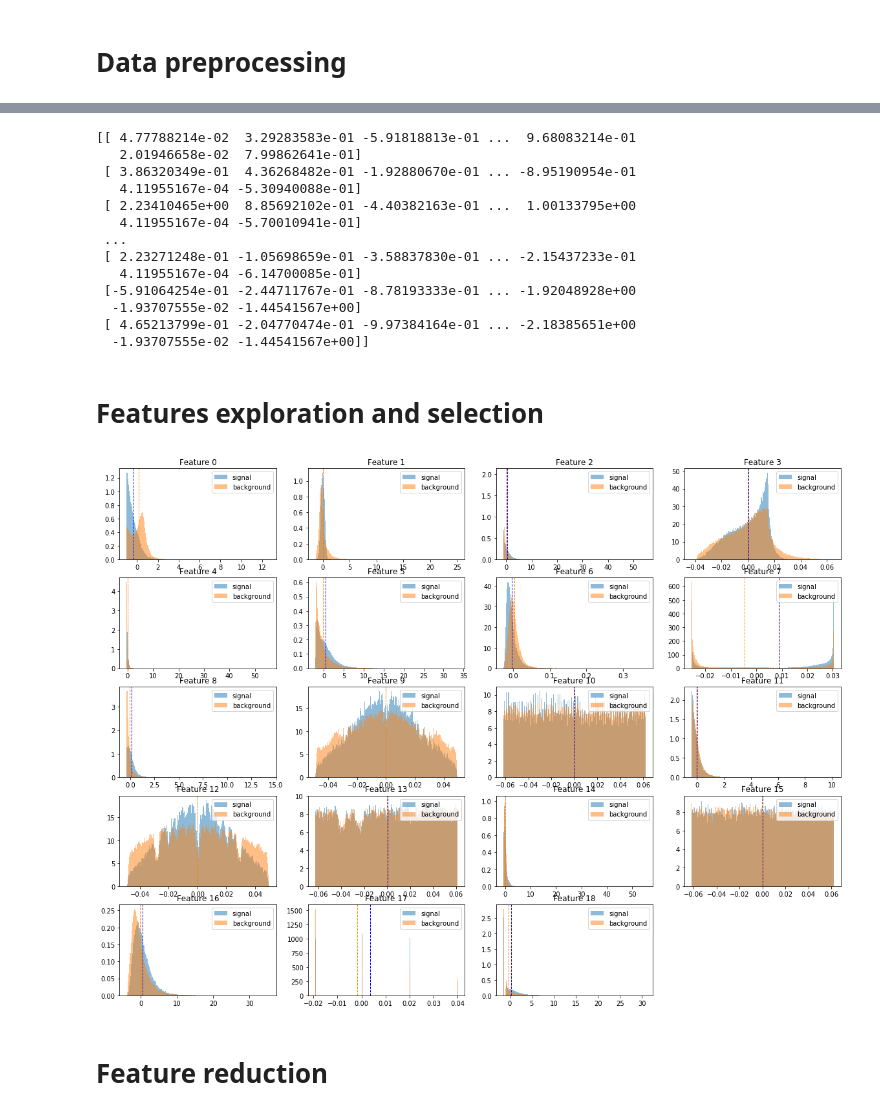
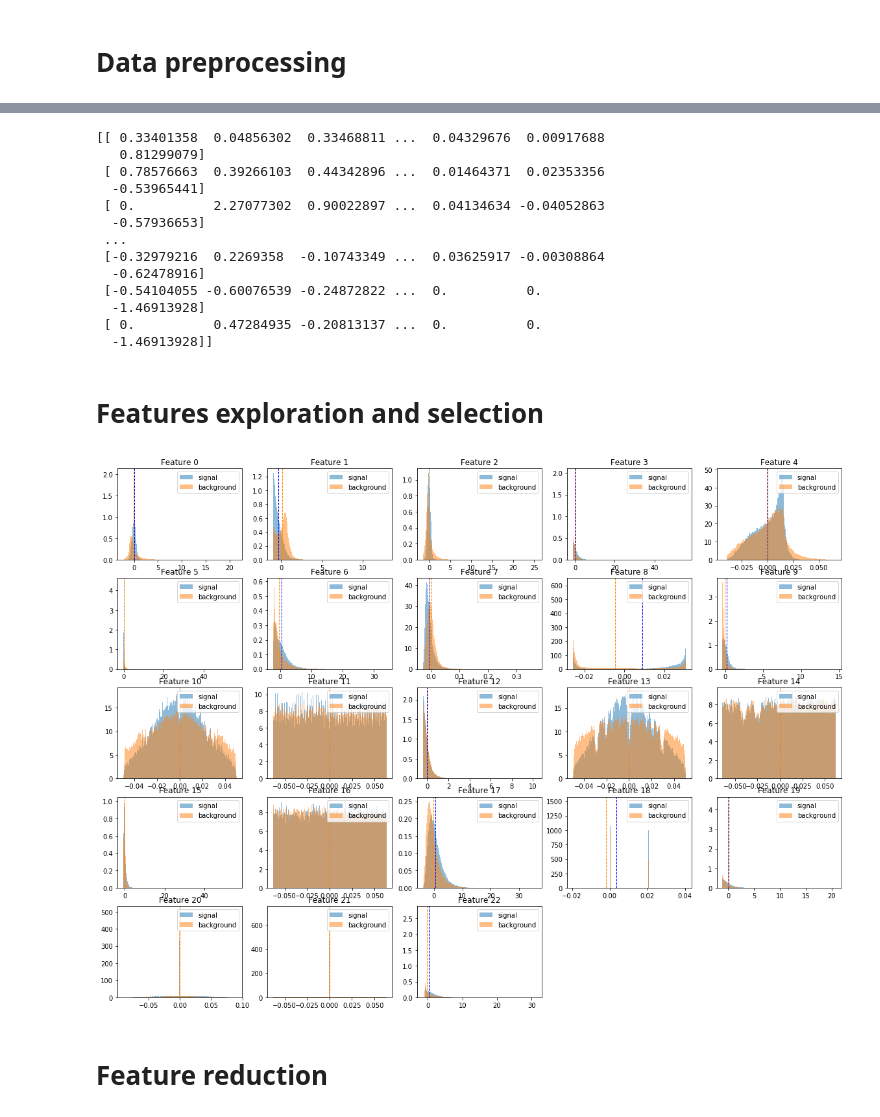
Before and after one commit to huguesvinzant/MachineLearning, a Jupyter notebook: project1/scripts/Data_exploration.ipynb, the cells around one changed output, grey strips where cells are left out. Drawn from its saved outputs; the diff is of its cells as text; code cells hidden in the pictures.

```diff
--- a/project1/scripts/Data_exploration.ipynb
+++ b/project1/scripts/Data_exploration.ipynb
@@ -34,7 +34,7 @@ feature_indices = []
 # Converting meaningless -999 to NaN, computing NaN proportion and remove feature with too many missing
 # values (NaN): unlikely to carry much useful information (TO BE DISCUSSED):
 
-NaN_prop = 0.3
+NaN_prop = 0.7
 reduced_data = remove_meaningless_data(raw_data, NaN_prop)
 n_samples, n_reduced_features = np.shape(reduced_data)
 print(f'Dimension: {np.shape(reduced_data)}')
@@ -58,41 +56,41 @@ std_data = standardize(reduced_data)
 # reshape tx to add offset, ones... c_
 print(std_data)
 # %% [output]
-[[ 4.77788214e-02  3.29283583e-01 -5.91818813e-01 ...  9.68083214e-01
-   2.01946658e-02  7.99862641e-01]
- [ 3.86320349e-01  4.36268482e-01 -1.92880670e-01 ... -8.95190954e-01
-   4.11955167e-04 -5.30940088e-01]
- [ 2.23410465e+00  8.85692102e-01 -4.40382163e-01 ...  1.00133795e+00
-   4.11955167e-04 -5.70010941e-01]
+[[ 0.33401358  0.04856302  0.33468811 ...  0.04329676  0.00917688
+   0.81299079]
+ [ 0.78576663  0.39266103  0.44342896 ...  0.01464371  0.02353356
+  -0.53965441]
+ [ 0.          2.27077302  0.90022897 ...  0.04134634 -0.04052863
+  -0.57936653]
  ...
- [ 2.23271248e-01 -1.05698659e-01 -3.58837830e-01 ... -2.15437233e-01
-   4.11955167e-04 -6.14700085e-01]
- [-5.91064254e-01 -2.44711767e-01 -8.78193333e-01 ... -1.92048928e+00
-  -1.93707555e-02 -1.44541567e+00]
- [ 4.65213799e-01 -2.04770474e-01 -9.97384164e-01 ... -2.18385651e+00
-  -1.93707555e-02 -1.44541567e+00]]
+ [-0.32979216  0.2269358  -0.10743349 ...  0.03625917 -0.00308864
+  -0.62478916]
+ [-0.54104055 -0.60076539 -0.24872822 ...  0.          0.
+  -1.46913928]
+ [ 0.          0.47284935 -0.20813137 ...  0.          0.
+  -1.46913928]]
 # %% [markdown]
 Features exploration and selection
 ===
 # %%
 #Let's look at the distribution of each remaining feature:
 s_data = std_data[labels == 1,:]
 bg_data = std_data[labels == -1,:]
 n_samples, n_features = np.shape(std_data)
 
 plt.figure(figsize=(20,15))
 peaks = 200
 
 for i in range(n_features):
-    plt.subplot(5,4,i+1)
+    plt.subplot(5,5,i+1)
     plt.hist(s_data[:,i][~np.isnan(s_data[:,i])], peaks, density=1, alpha=0.5, label='signal')
     plt.hist(bg_data[:,i][~np.isnan(bg_data[:,i])], peaks, density=1, alpha=0.5, label='background')
     plt.axvline(s_data[:,i][~np.isnan(s_data[:,i])].mean(), color='b', linestyle='dashed', linewidth=1)
     plt.axvline(bg_data[:,i][~np.isnan(bg_data[:,i])].mean(), color='darkorange', linestyle='dashed', linewidth=1)
     plt.legend(loc='upper right')
     plt.title(f'Feature {i}')
 # %% [output]
-[figure, old version]
+[figure, new version]
 # %% [markdown]
 Feature reduction
 ===
```
Also changed, not shown: parts of 6 cells of this notebook.
